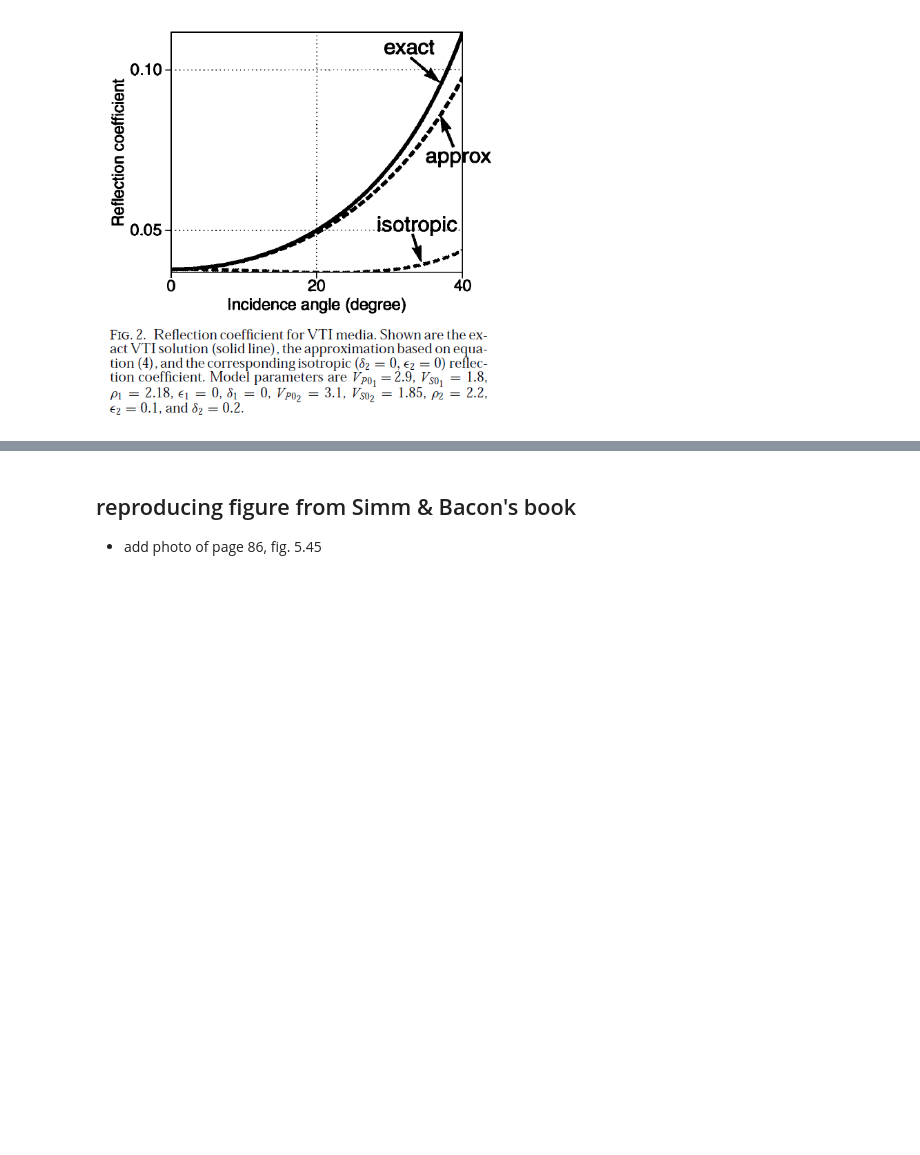
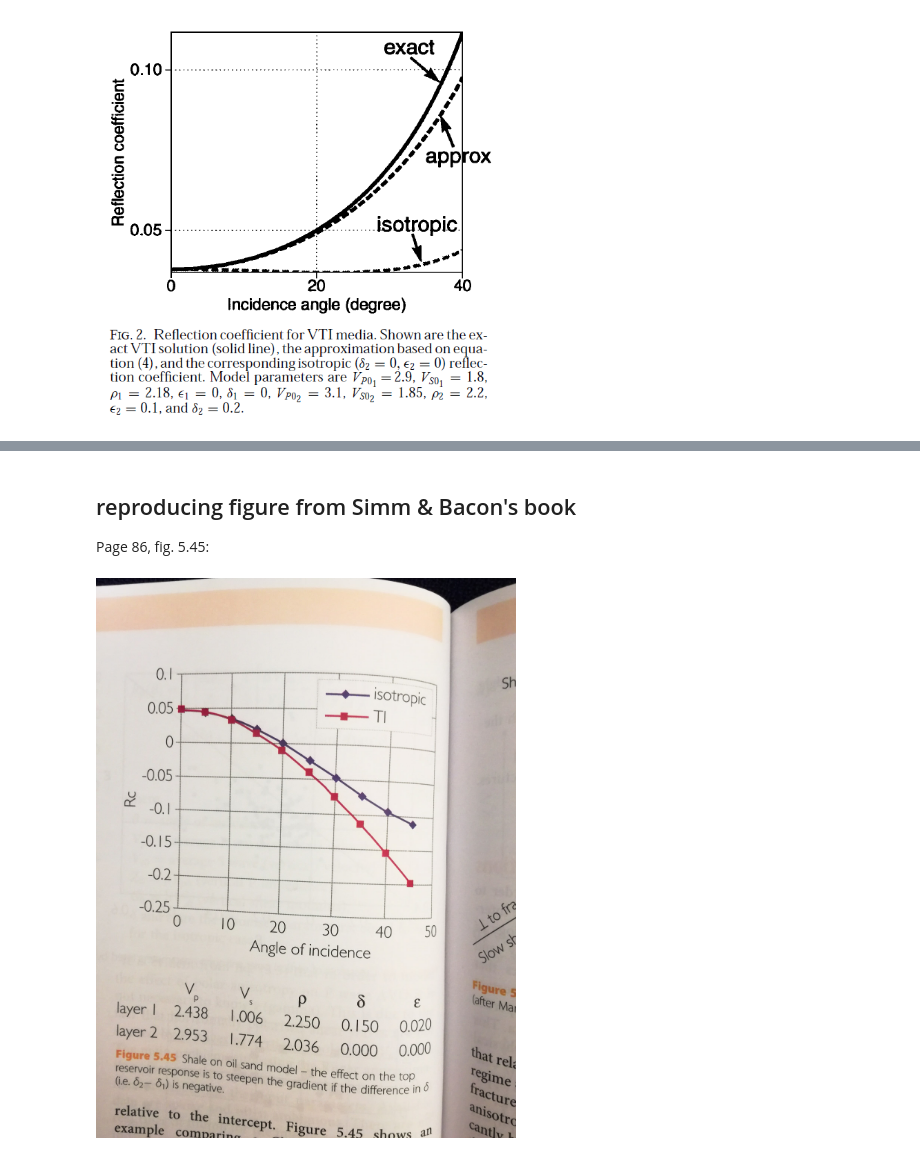
Before and after one commit to Kevin2599/geophysical_notes, a Jupyter notebook: anisotropic_avo.ipynb, the cells around one changed output, grey strips where cells are left out. Saved outputs shown, nothing was run; the diff lists cells and outputs as text; code cells hidden in the pictures; blank space fills up the shorter version.

```diff
--- a/anisotropic_avo.ipynb
+++ b/anisotropic_avo.ipynb
@@ -153,7 +153,11 @@ plt.legend(fontsize='medium')
 # %% [markdown]
 ## reproducing figure from Simm & Bacon's book
 
-* add photo of page 86, fig. 5.45
+Page 86, fig. 5.45:
+# %%
+Image(filename='Simm_2014_fig5-45.jpg', retina=True)
+# %% [output]
+[figure, added]
 # %%
 # simm & bacon, seismic amplitude, pag. xxx
 ang=np.arange(0,50,5)
```
Also changed, not shown: parts of 3 cells of this notebook, 10 other files.
